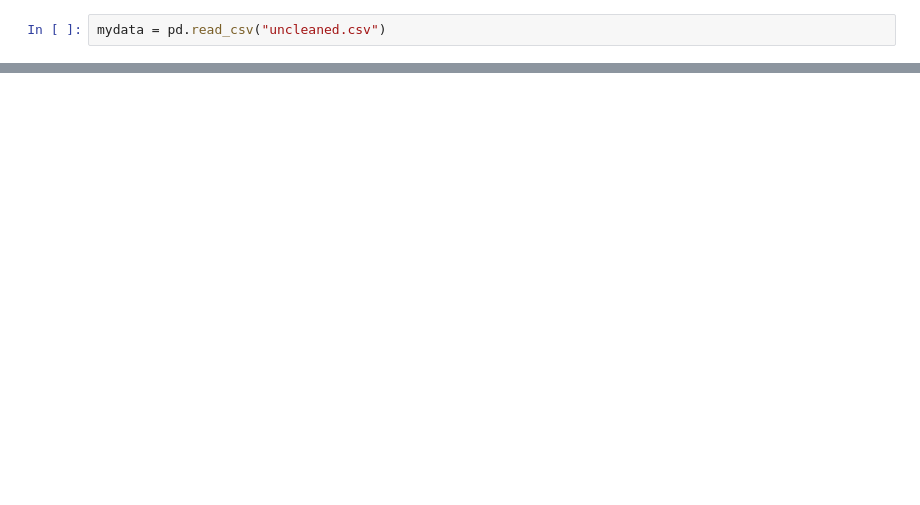
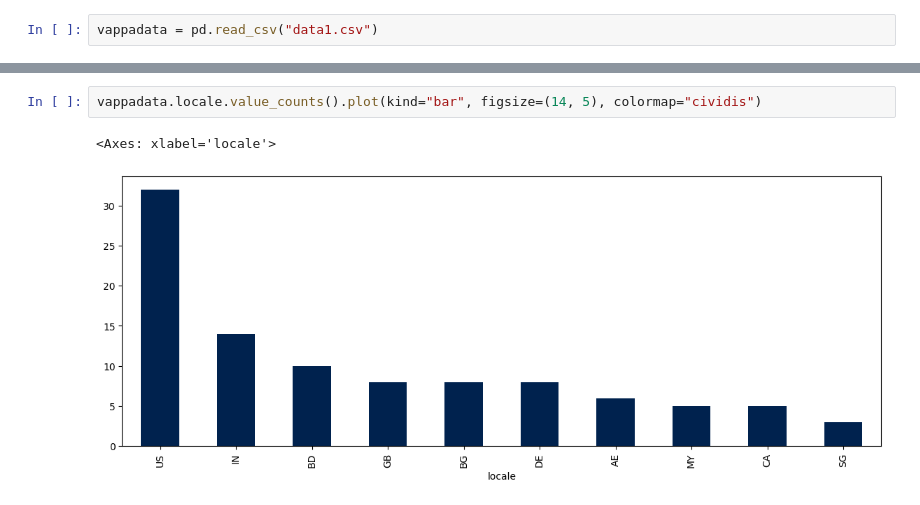
Before and after one commit to falahabubacker/coursera, a Jupyter notebook: analysis.ipynb, the cells around one changed output, grey strips where cells are left out. Cells and saved outputs as stored; diff of their text form; blank space fills up the shorter version.

Commit message:
new file:   .DS_Store 	modified:   analysis.ipynb 	new file:   country_region_data.csv 	modified:   data1.csv 	modified:   todo.md

```diff
--- a/analysis.ipynb
+++ b/analysis.ipynb
@@ -4,2 +6,2 @@ import numpy as np
 # %%
-mydata = pd.read_csv("uncleaned.csv")
+vappadata = pd.read_csv("data1.csv")
@@ -67,0 +123,5 @@ India,In
+# %%
+vappadata.locale.value_counts().plot(kind="bar", figsize=(14, 5), colormap="cividis")
+# %% [output]
+<Axes: xlabel='locale'>
+[figure, added]
```
Also changed, not shown: parts of 29 cells of this notebook, 4 other files.
